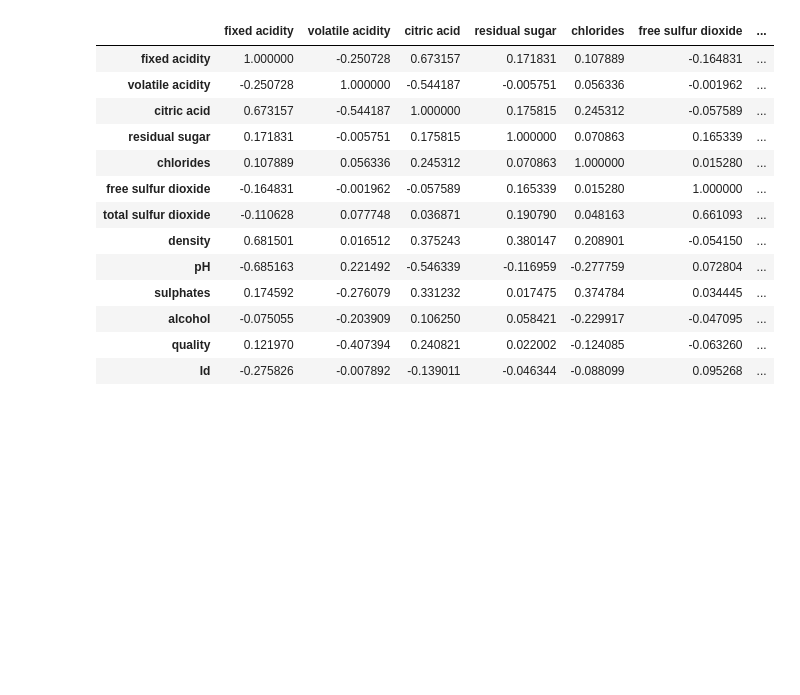
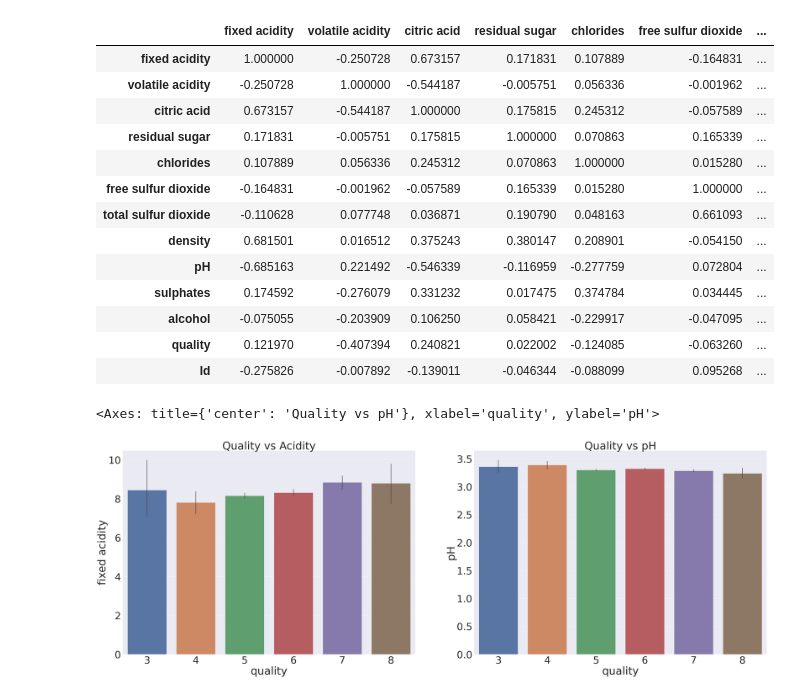
Before and after one commit to Tanisha2054/DV-Task1, a Jupyter notebook: dvtest.ipynb, the cells around one changed output. Drawn from its saved outputs; the diff is of its cells as text; code cells hidden in the pictures; blank space fills up the shorter version.

```diff
--- a/dvtest.ipynb
+++ b/dvtest.ipynb
@@ -88,0 +87,13 @@ from sklearn.preprocessing import StandardScaler
+# %%
+plt.figure(figsize=(100,70))
+sns.set(font_scale=5)
+plt.subplot(331)
+plt.title("Quality vs Acidity",fontsize=60)
+sns.barplot(x = 'quality', y = 'fixed acidity', data = df)
+
+plt.subplot(332)
+plt.title("Quality vs pH",fontsize=60)
+sns.barplot(x= 'quality', y = 'pH', data = df)
+# %% [output]
+<Axes: title={'center': 'Quality vs pH'}, xlabel='quality', ylabel='pH'>
+[figure, added]
```
Also changed, not shown: parts of 2 cells of this notebook.
